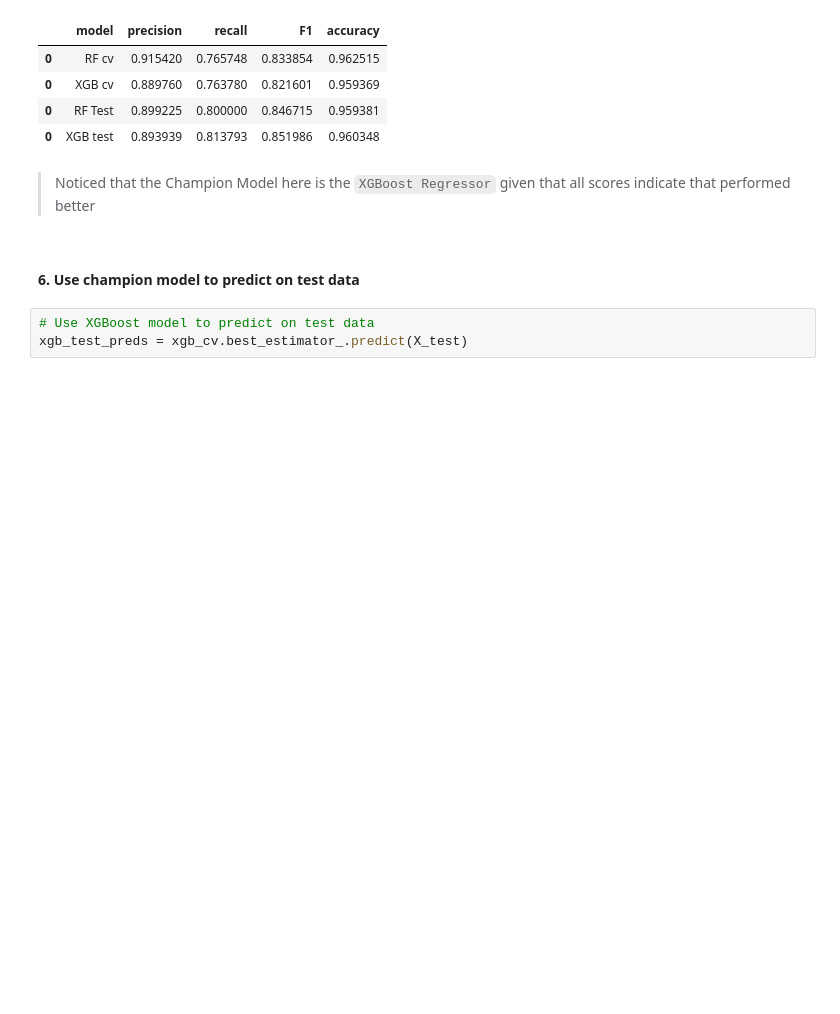
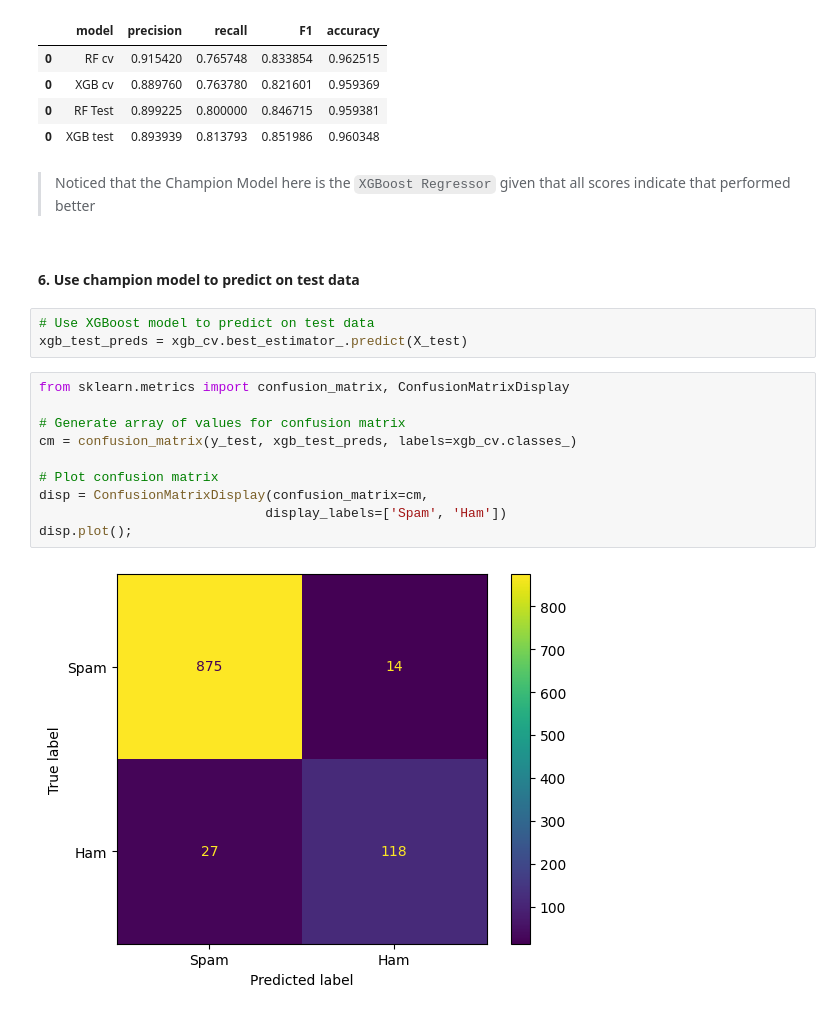
Before and after one commit to CarlosMEbratt/Spam-detection, a Jupyter notebook: main.ipynb, the cells around one changed output. Cells and saved outputs as stored; diff of their text form; blank space fills up the shorter version.

Commit message:
Confusion matrix added

```diff
--- a/main.ipynb
+++ b/main.ipynb
@@ -725,3 +725,15 @@ results
 # %%
 # Use XGBoost model to predict on test data
 xgb_test_preds = xgb_cv.best_estimator_.predict(X_test)
+# %%
+from sklearn.metrics import confusion_matrix, ConfusionMatrixDisplay
+
+# Generate array of values for confusion matrix
+cm = confusion_matrix(y_test, xgb_test_preds, labels=xgb_cv.classes_)
+
+# Plot confusion matrix
+disp = ConfusionMatrixDisplay(confusion_matrix=cm,
+                             display_labels=['Spam', 'Ham'])
+disp.plot();
+# %% [output]
+[figure, added]
```
